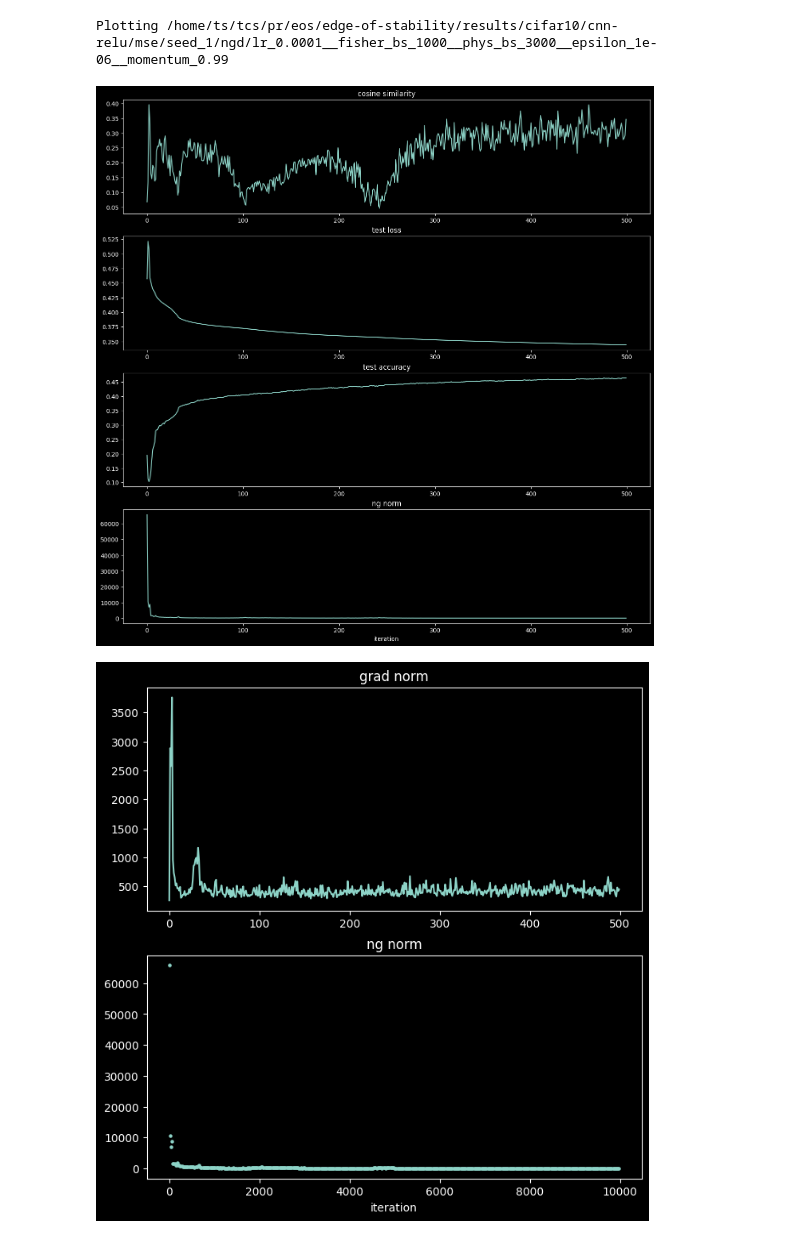
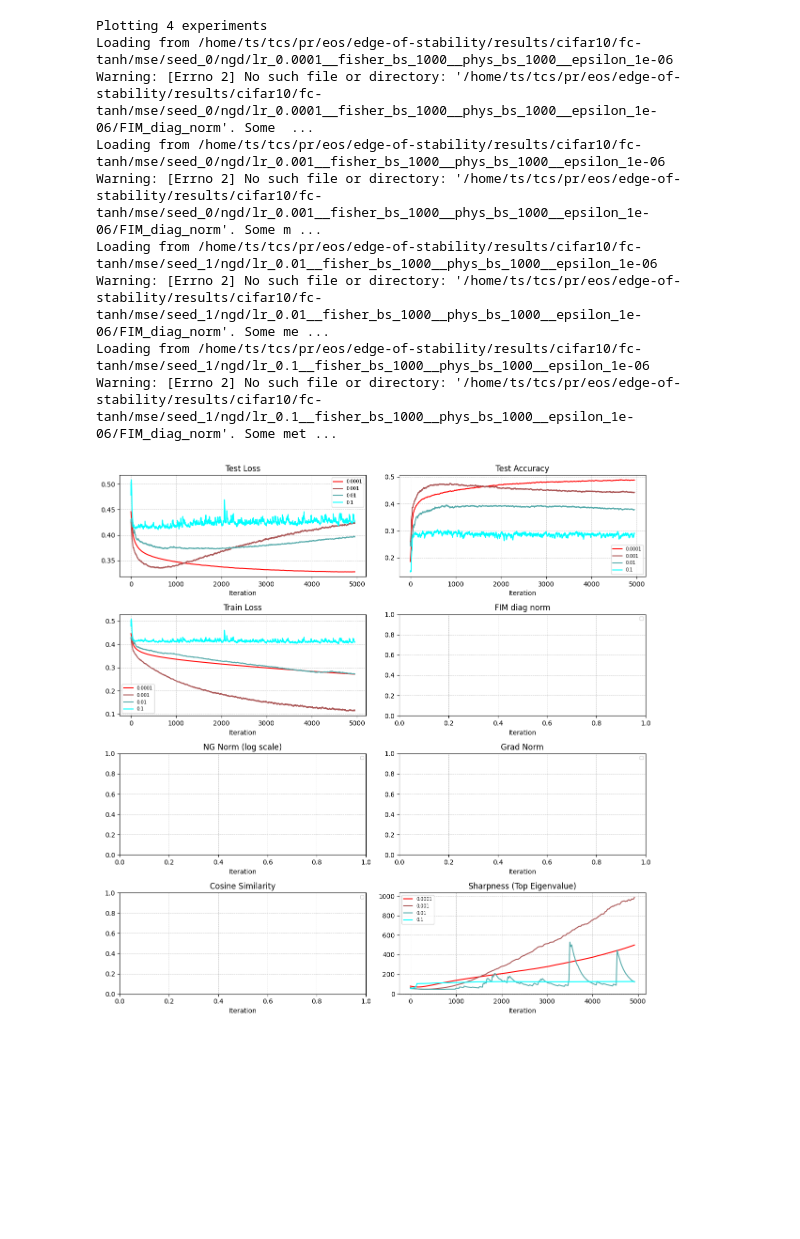
Before and after one commit to JohnBohnam/edge-of-stability, a Jupyter notebook: src/plot_gd.ipynb, the cells around one changed output. Saved outputs shown, nothing was run; the diff lists cells and outputs as text; code cells hidden in the pictures; blank space fills up the shorter version.

Commit message:
plots

```diff
--- a/src/plot_gd.ipynb
+++ b/src/plot_gd.ipynb
@@ -114,22 +12,0 @@ Plotting /home/ts/tcs/pr/eos/edge-of-stability/results/cifar10/cnn-relu/mse/seed
-# %%
-model_params = NGD.EmpiricalNGD.Params(
-    lr=0.0001,
-    fisher_batch_size=1000,
-    physical_batch_size=3000,
-    epsilon=1e-6,
-    momentum=0.99,
-)
-
-seed = 1
-
-gd_eig_freq = 20
-
-dataset = "cifar10"
-arch_id = "cnn-relu"
-loss = "mse"
-
-plot2(make_directory(dataset, arch_id, loss, model_params, seed=seed), model_params, gd_eig_freq)
-# %% [output]
-Plotting /home/ts/tcs/pr/eos/edge-of-stability/results/cifar10/cnn-relu/mse/seed_1/ngd/lr_0.0001__fisher_bs_1000__phys_bs_3000__epsilon_1e-06__momentum_0.99
-[figure, removed]
-[figure, removed]
@@ -135,0 +123,46 @@ Plotting /home/ts/tcs/pr/eos/edge-of-stability/results/cifar10/cnn-relu/mse/seed
+# %%
+dataset = "cifar10"
+arch_id = "fc-tanh"
+loss = "mse"
+
+plot_multiple_experiments([
+    (make_directory(dataset, arch_id, loss, NGD.EmpiricalNGD.Params(
+        lr = 0.0001,
+        fisher_batch_size=1000,
+        physical_batch_size=1000,
+        epsilon=1e-6,
+        ), seed=0),
+        "0.0001", 20, 0),
+    (make_directory(dataset, arch_id, loss, NGD.EmpiricalNGD.Params(
+        lr = 0.001,
+        fisher_batch_size=1000,
+        physical_batch_size=1000,
+        epsilon=1e-6,
+        ), seed=0),
+        "0.001", 20, 1),
+    (make_directory(dataset, arch_id, loss, NGD.EmpiricalNGD.Params(
+        lr = 0.01,
+        fisher_batch_size=1000,
+        physical_batch_size=1000,
+        epsilon=1e-6,
+        ), seed=1),
+        "0.01", 20, 2),
+    (make_directory(dataset, arch_id, loss, NGD.EmpiricalNGD.Params(
+        lr = 0.1,
+        fisher_batch_size=1000,
+        physical_batch_size=1000,
+        epsilon=1e-6,
+        ), seed=1),
+        "0.1", 20, 3),
+    ], [0, 5000])
+# %% [output]
+Plotting 4 experiments
+Loading from /home/ts/tcs/pr/eos/edge-of-stability/results/cifar10/fc-tanh/mse/seed_0/ngd/lr_0.0001__fisher_bs_1000__phys_bs_1000__epsilon_1e-06
+Warning: [Errno 2] No such file or directory: '/home/ts/tcs/pr/eos/edge-of-stability/results/cifar10/fc-tanh/mse/seed_0/ngd/lr_0.0001__fisher_bs_1000__phys_bs_1000__epsilon_1e-06/FIM_diag_norm'. Some  ...
+Loading from /home/ts/tcs/pr/eos/edge-of-stability/results/cifar10/fc-tanh/mse/seed_0/ngd/lr_0.001__fisher_bs_1000__phys_bs_1000__epsilon_1e-06
+Warning: [Errno 2] No such file or directory: '/home/ts/tcs/pr/eos/edge-of-stability/results/cifar10/fc-tanh/mse/seed_0/ngd/lr_0.001__fisher_bs_1000__phys_bs_1000__epsilon_1e-06/FIM_diag_norm'. Some m ...
+Loading from /home/ts/tcs/pr/eos/edge-of-stability/results/cifar10/fc-tanh/mse/seed_1/ngd/lr_0.01__fisher_bs_1000__phys_bs_1000__epsilon_1e-06
+Warning: [Errno 2] No such file or directory: '/home/ts/tcs/pr/eos/edge-of-stability/results/cifar10/fc-tanh/mse/seed_1/ngd/lr_0.01__fisher_bs_1000__phys_bs_1000__epsilon_1e-06/FIM_diag_norm'. Some me ...
+Loading from /home/ts/tcs/pr/eos/edge-of-stability/results/cifar10/fc-tanh/mse/seed_1/ngd/lr_0.1__fisher_bs_1000__phys_bs_1000__epsilon_1e-06
+Warning: [Errno 2] No such file or directory: '/home/ts/tcs/pr/eos/edge-of-stability/results/cifar10/fc-tanh/mse/seed_1/ngd/lr_0.1__fisher_bs_1000__phys_bs_1000__epsilon_1e-06/FIM_diag_norm'. Some met ...
+[figure, added]
```
Also changed, not shown: parts of 15 cells of this notebook, 7 other files.
